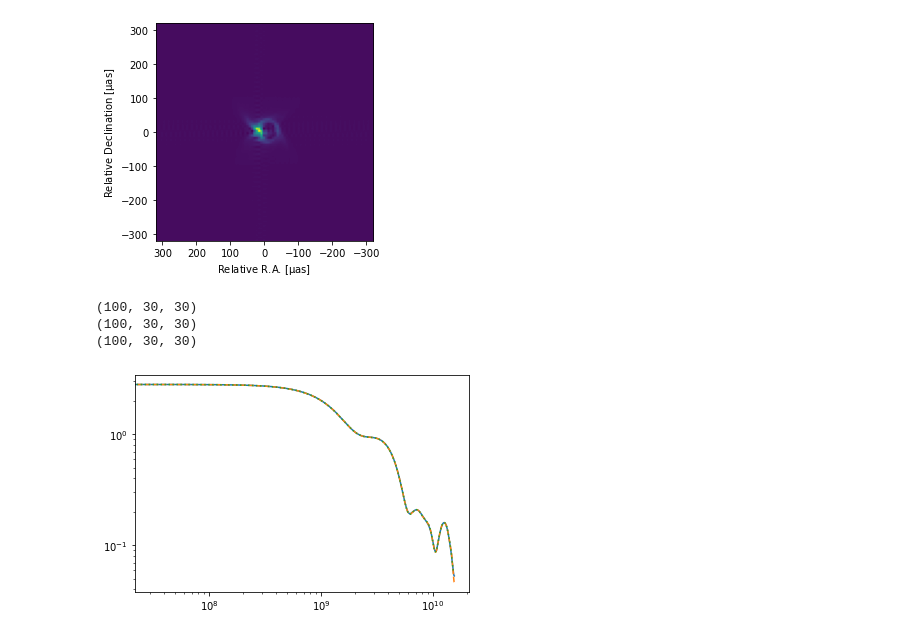
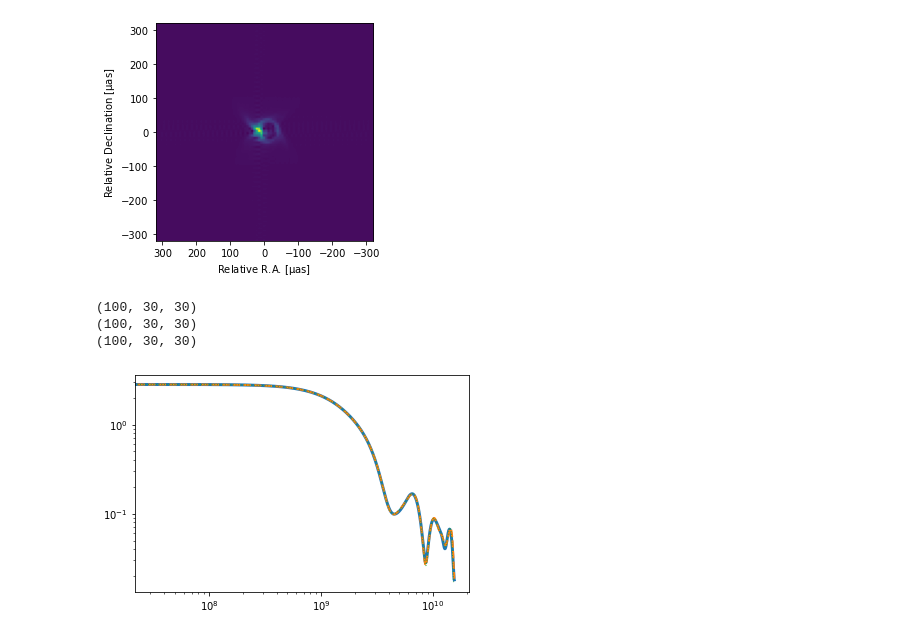
Before and after one commit to eventhorizontelescope/2017_sgra_paper5, a Jupyter notebook: test_compression.ipynb, the cells around one changed output. Cells and saved outputs as stored; diff of their text form; code cells hidden in the pictures.

```diff
--- a/test_compression.ipynb
+++ b/test_compression.ipynb
@@ -56,20 +56,22 @@ viz.show(tmp, s=0)
 # %%
 def mkplot(N=400, **kwargs):
     m   = imgs.meta
     tmp = ms.crop(ms.compress(imgs, N=N), m.width, m.height)
     vis = ms.mockserve(tmp, [1024,1024])
 
     print(tmp.shape)
 
-    U = vis.uvd[0]
+    U, V = vis.uvd
     U = np.linspace(-U/2,U/2,vis.shape[-2],endpoint=False)
-    plt.loglog(U, abs(vis[0,:,0]), **kwargs)
+    V = np.linspace( 0,  V/2,vis.shape[-1],endpoint=False)
 
-mkplot(400)
-mkplot(800,  linestyle='--')
-mkplot(1600, linestyle=':')
+    plt.loglog(V, abs(vis[0,vis.shape[-2]//2,:]), **kwargs)
+
+mkplot(      linewidth=3)
+mkplot(800,  linewidth=2, linestyle='--')
+mkplot(1600, linewidth=1, linestyle=':')
 # %% [output]
 (100, 30, 30)
 (100, 30, 30)
 (100, 30, 30)
-[figure, old version]
+[figure, new version]
```
Also changed, not shown: parts of 1 cell of this notebook.
